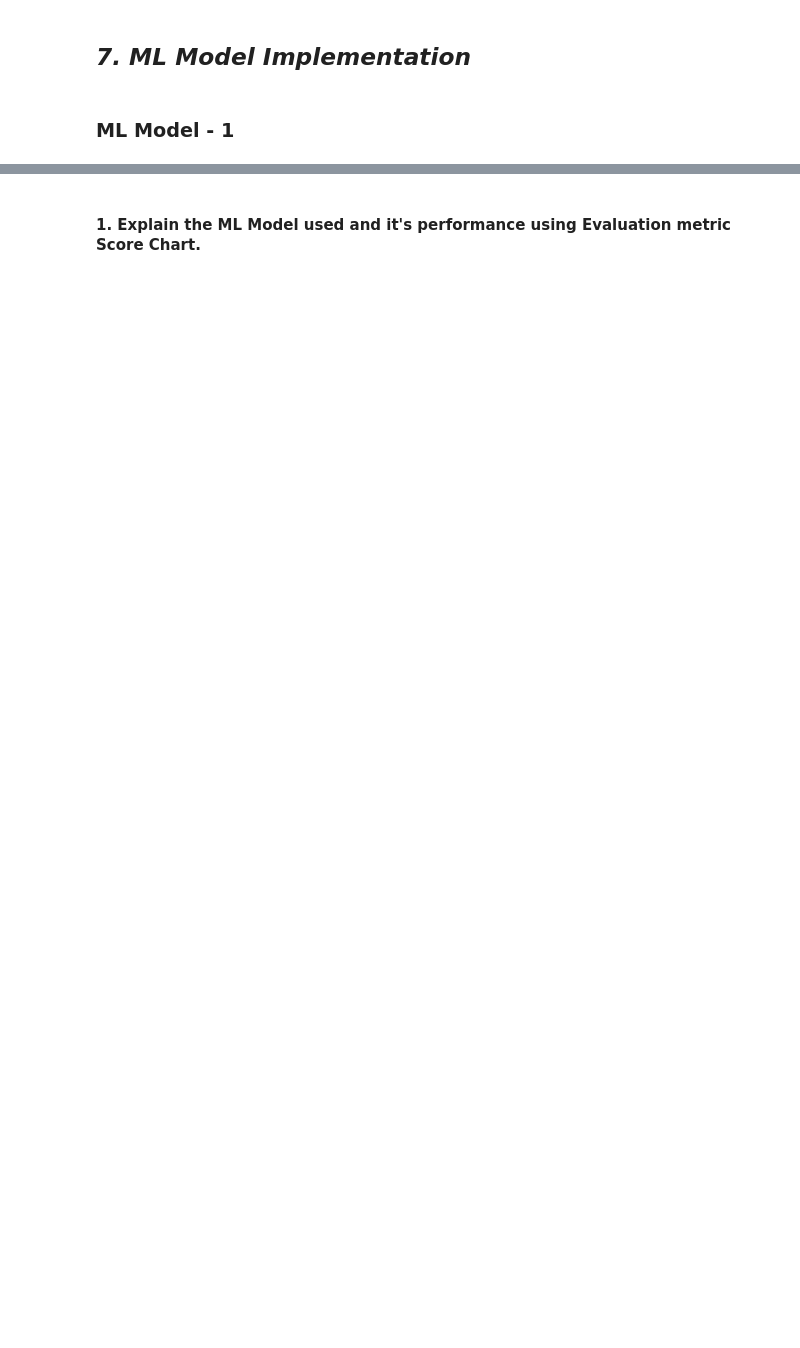
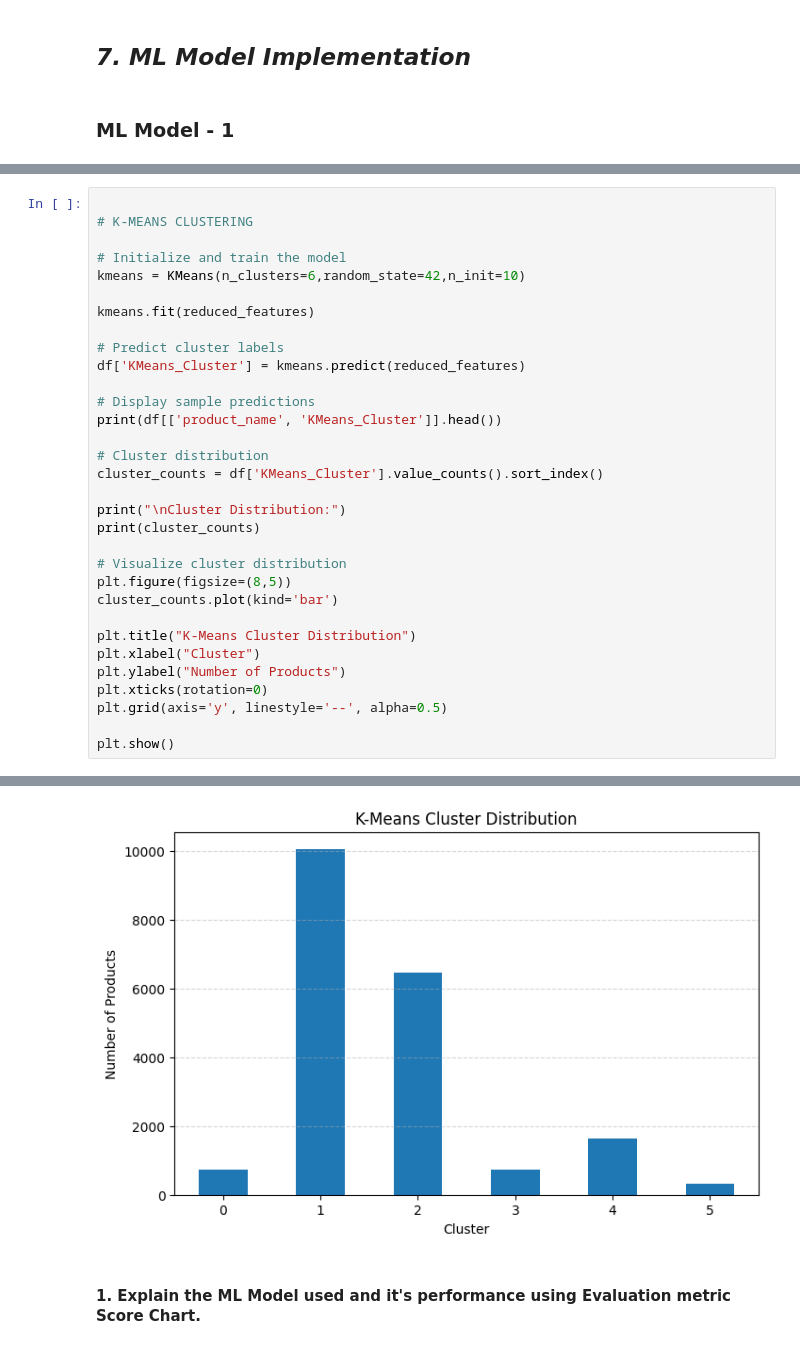
Before and after one commit to Bhuvneshwari19/flipkart-product-clustering, a Jupyter notebook: flipkart_products.ipynb, the cells around one changed output, grey strips where cells are left out. Cells and saved outputs as stored; diff of their text form; blank space fills up the shorter version.

Commit message:
Implement machine learning models and evaluate performance

```diff
--- a/flipkart_products.ipynb
+++ b/flipkart_products.ipynb
@@ -1615,0 +1647,33 @@ Answer Here.
+# %%
+
+# K-MEANS CLUSTERING
+
+# Initialize and train the model
+kmeans = KMeans(n_clusters=6,random_state=42,n_init=10)
+
+kmeans.fit(reduced_features)
+
+# Predict cluster labels
+df['KMeans_Cluster'] = kmeans.predict(reduced_features)
+
+# Display sample predictions
+print(df[['product_name', 'KMeans_Cluster']].head())
+
+# Cluster distribution
+cluster_counts = df['KMeans_Cluster'].value_counts().sort_index()
+
+print("\nCluster Distribution:")
+print(cluster_counts)
+
+# Visualize cluster distribution
+plt.figure(figsize=(8,5))
+cluster_counts.plot(kind='bar')
+
+plt.title("K-Means Cluster Distribution")
+plt.xlabel("Cluster")
+plt.ylabel("Number of Products")
+plt.xticks(rotation=0)
+plt.grid(axis='y', linestyle='--', alpha=0.5)
+
+plt.show()
+# %% [output]
@@ -1616,2 +1696,3 @@ Answer Here.
+[figure, added]
 # %% [markdown]
 #### 1. Explain the ML Model used and it's performance using Evaluation metric Score Chart.
```
Also changed, not shown: parts of 49 cells of this notebook.
